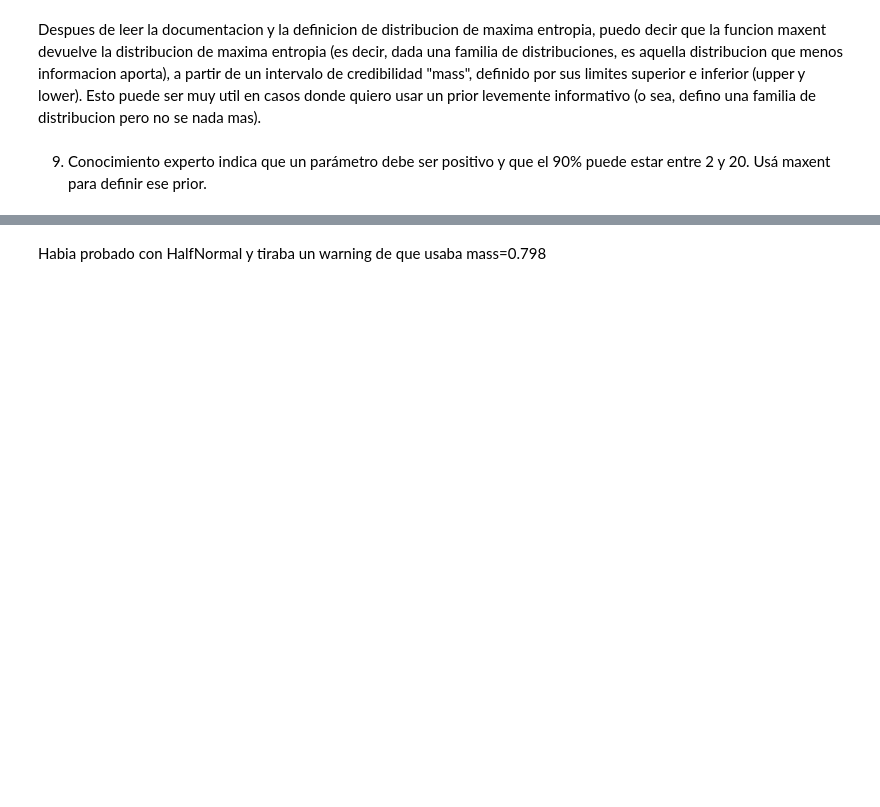
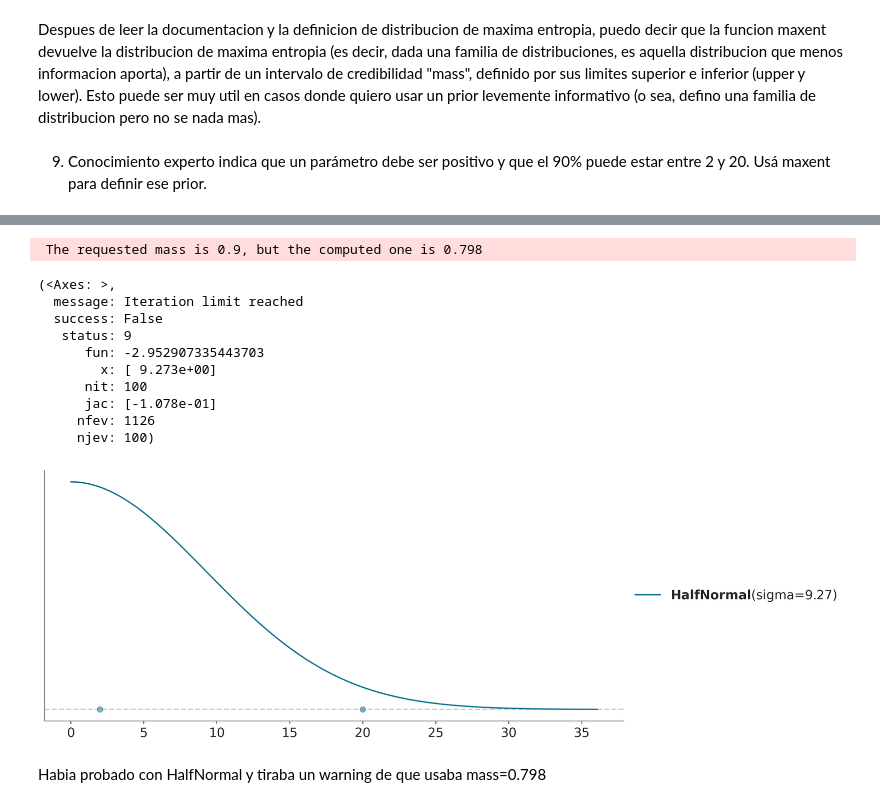
Before and after one commit to ulrich-marcelo/estadistica_e_inferencia_II, a Jupyter notebook: 01_Inferencia_Bayesiana.ipynb, the cells around one changed output, grey strips where cells are left out. Cells and saved outputs as stored; diff of their text form; code cells hidden in the pictures; blank space fills up the shorter version.

```diff
--- a/01_Inferencia_Bayesiana.ipynb
+++ b/01_Inferencia_Bayesiana.ipynb
@@ -575,3 +577,18 @@ pz.maxent(pz.Uniform(),2,20,mass=0.9)
+# %%
+pz.maxent(pz.HalfNormal(),2,20,mass=0.9)
+# %% [output]
+ The requested mass is 0.9, but the computed one is 0.798
+(<Axes: >,
+  message: Iteration limit reached
+  success: False
+   status: 9
+      fun: -2.952907335443703
+        x: [ 9.273e+00]
+      nit: 100
+      jac: [-1.078e-01]
+     nfev: 1126
+     njev: 100)
+[figure, added]
 # %% [markdown]
 Habia probado con HalfNormal y tiraba un warning de que usaba mass=0.798
 # %% [markdown]
```
Also changed, not shown: parts of 7 cells of this notebook, 2 other files.
